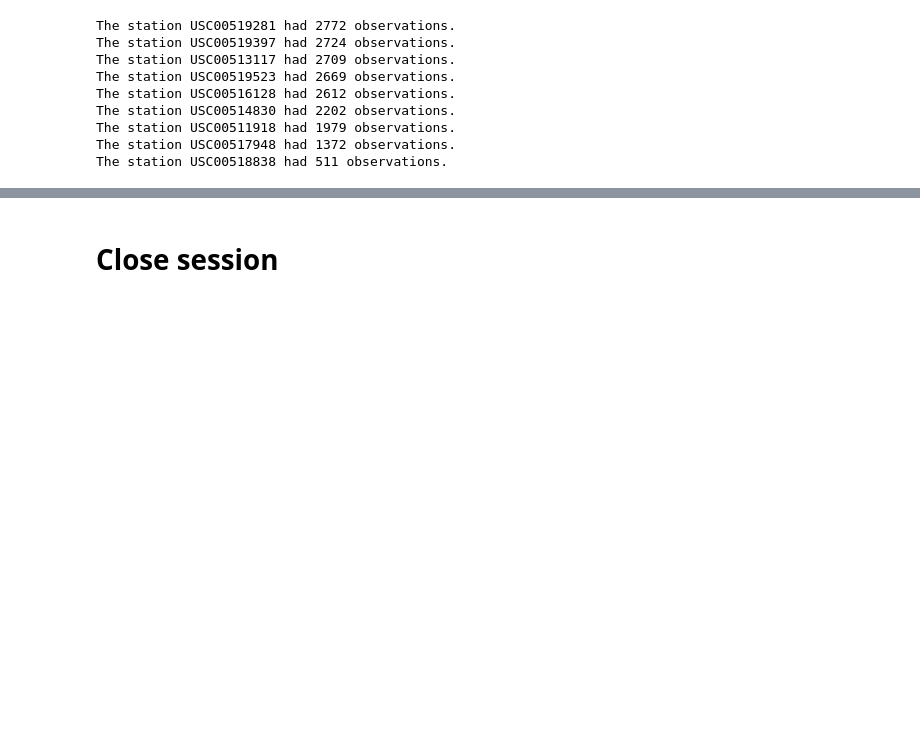
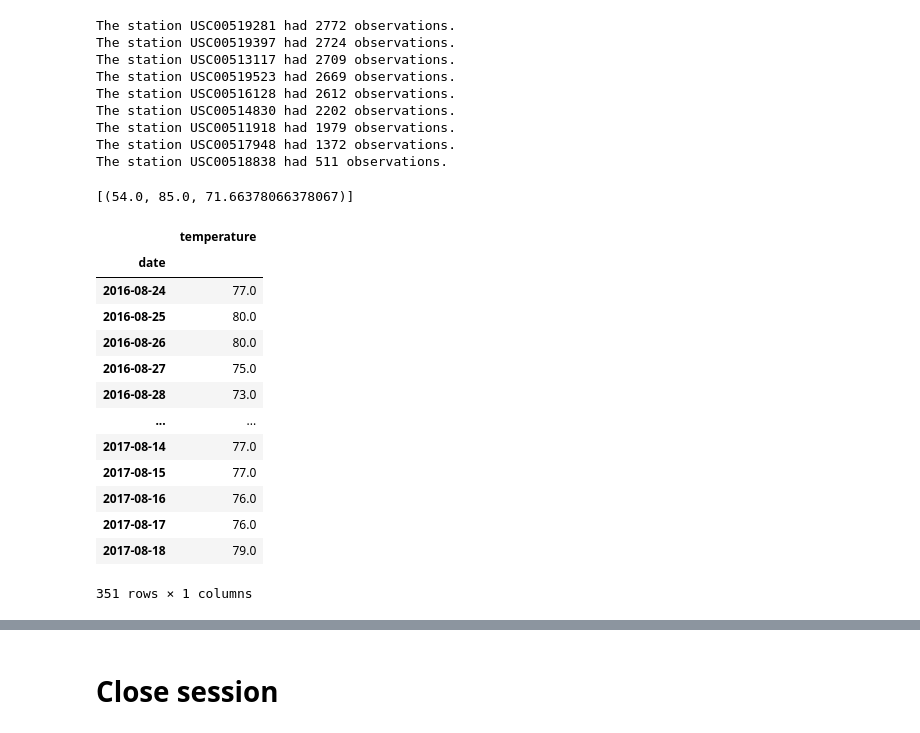
Before and after one commit to MBGUS/sqlalchemy-challenge, a Jupyter notebook: climate_starter.ipynb, the cells around one changed output, grey strips where cells are left out. Cells and saved outputs as stored; diff of their text form; code cells hidden in the pictures; blank space fills up the shorter version.

```diff
--- a/climate_starter.ipynb
+++ b/climate_starter.ipynb
@@ -166,3 +166,14 @@ The station USC00517948 had 1372 observations.
 The station USC00518838 had 511 observations.
 # %%
 # Using the most active station id from the previous query, calculate the lowest, highest, and average temperature.
+
+most_active_station = 'USC00519281'
+temperature = session.query(
+    func.min(Measurement.tobs),
+    func.max(Measurement.tobs),
+    func.avg(Measurement.tobs)).\
+    filter(Measurement.station == most_active_station).all()
+
+temperature
+# %% [output]
+[(54.0, 85.0, 71.66378066378067)]
@@ -171,0 +180,33 @@ The station USC00518838 had 511 observations.
+# %%
+# Using the most active station id
+# Query the last 12 months of temperature observation data for this station.
+
+most_active_station = 'USC00519281'
+
+temperature_results = session.query(Measurement.date, Measurement.tobs).\
+                        filter(Measurement.date >= "2016-08-24").\
+                        filter(Measurement.date <= "2017-08-23").\
+                        filter(Measurement.station == most_active_station).all()
+
+# Convert to dataframe
+temperature_results_df = pd.DataFrame(temperature_results, columns = ["date", "temperature"])
+
+# Set the index (column X) with date variable
+temperature_results_df.set_index('date', inplace=True)
+
+temperature_results_df
+# %% [output]
+|  | temperature |
+| date |  |
+| 2016-08-24 | 77.0 |
+| 2016-08-25 | 80.0 |
+| 2016-08-26 | 80.0 |
+| 2016-08-27 | 75.0 |
+| 2016-08-28 | 73.0 |
+| ... | ... |
+| 2017-08-14 | 77.0 |
+| 2017-08-15 | 77.0 |
+| 2017-08-16 | 76.0 |
+| 2017-08-17 | 76.0 |
+| 2017-08-18 | 79.0 |
+351 rows × 1 columns
```
Also changed, not shown: parts of 4 cells of this notebook, 1 other file.
